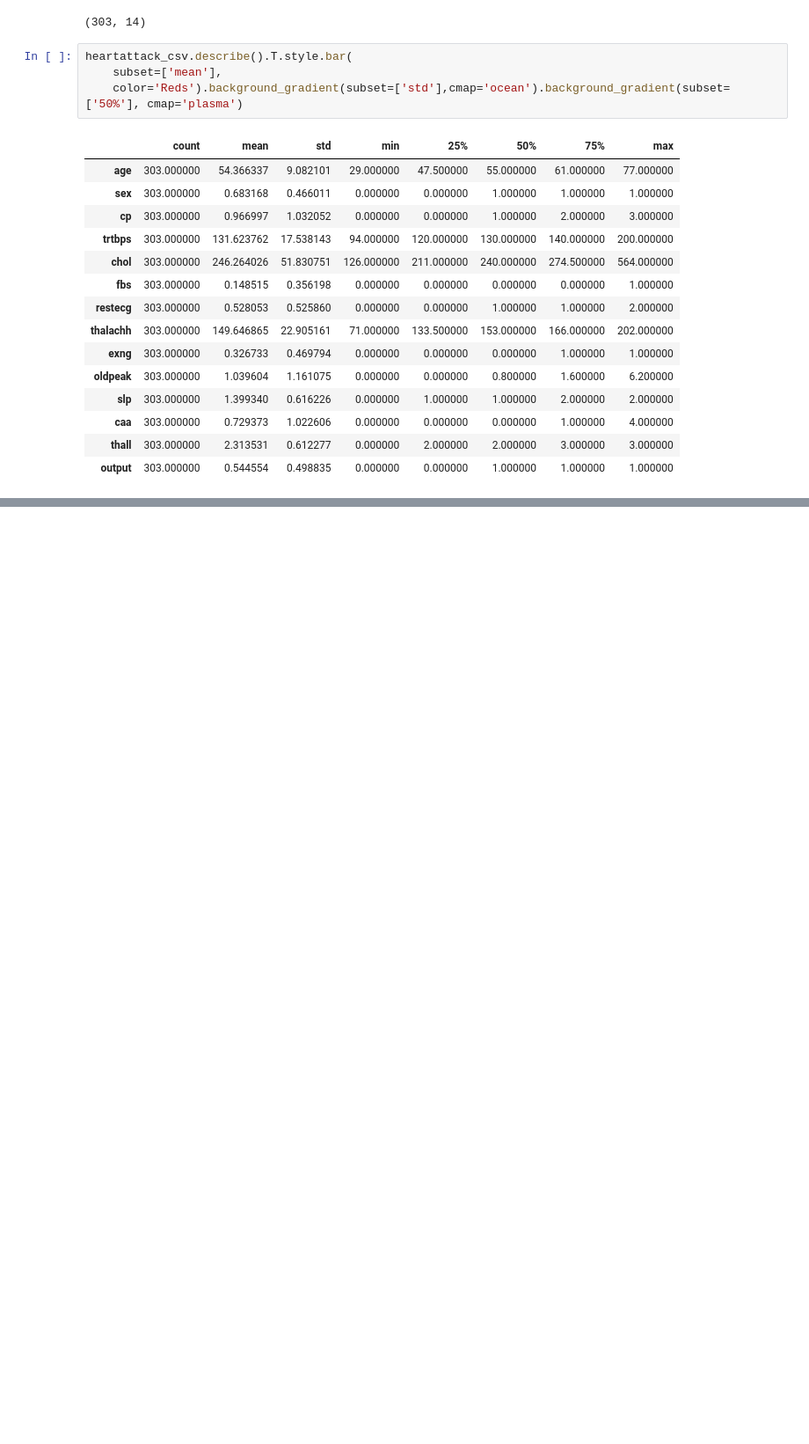
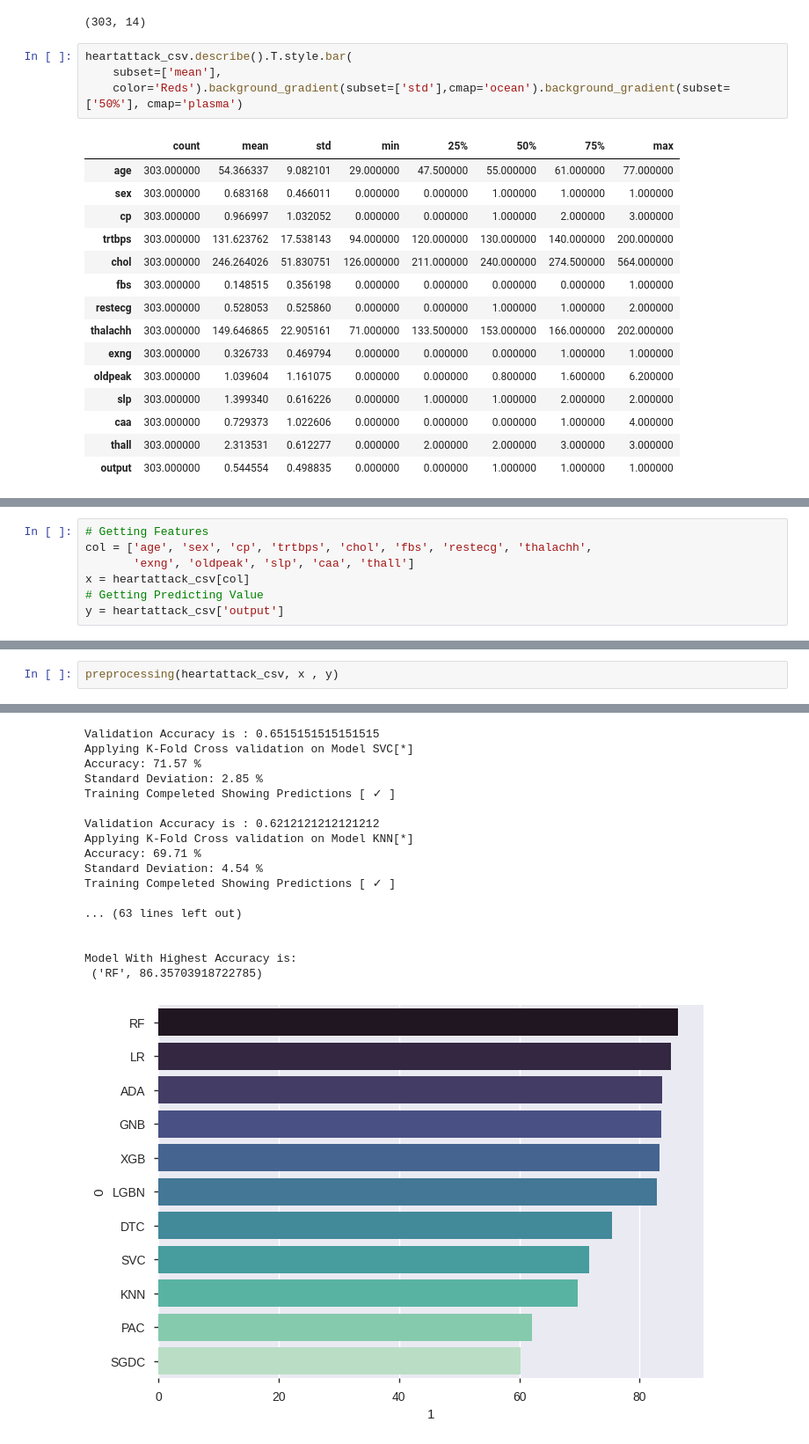
Before and after one commit to albgavm/Heart-Attack, a Jupyter notebook: Heart_Attack_Albert_Test.ipynb, the cells around one changed output, grey strips where cells are left out. Shown at 88% size. Drawn from its saved outputs; the diff is of its cells as text; blank space fills up the shorter version.

```diff
--- a/Heart_Attack_Albert_Test.ipynb
+++ b/Heart_Attack_Albert_Test.ipynb
@@ -103,0 +317,7 @@ heartattack_csv.describe().T.style.bar(
+# %%
+# Getting Features
+col = ['age', 'sex', 'cp', 'trtbps', 'chol', 'fbs', 'restecg', 'thalachh',
+       'exng', 'oldpeak', 'slp', 'caa', 'thall']
+x = heartattack_csv[col]
+# Getting Predicting Value
+y = heartattack_csv['output']
@@ -103,0 +349,3 @@ heartattack_csv.describe().T.style.bar(
+# %%
+preprocessing(heartattack_csv, x , y)
+# %% [output]
@@ -103,0 +386,18 @@ heartattack_csv.describe().T.style.bar(
+Validation Accuracy is : 0.6515151515151515
+Applying K-Fold Cross validation on Model SVC[*]
+Accuracy: 71.57 %
+Standard Deviation: 2.85 %
+Training Compeleted Showing Predictions [ ✓ ]
+
+Validation Accuracy is : 0.6212121212121212
+Applying K-Fold Cross validation on Model KNN[*]
+Accuracy: 69.71 %
+Standard Deviation: 4.54 %
+Training Compeleted Showing Predictions [ ✓ ]
+
+... (63 lines left out)
+
+
+Model With Highest Accuracy is:
+ ('RF', 86.35703918722785)
+[figure, added]
```
Also changed, not shown: parts of 7 cells of this notebook.
